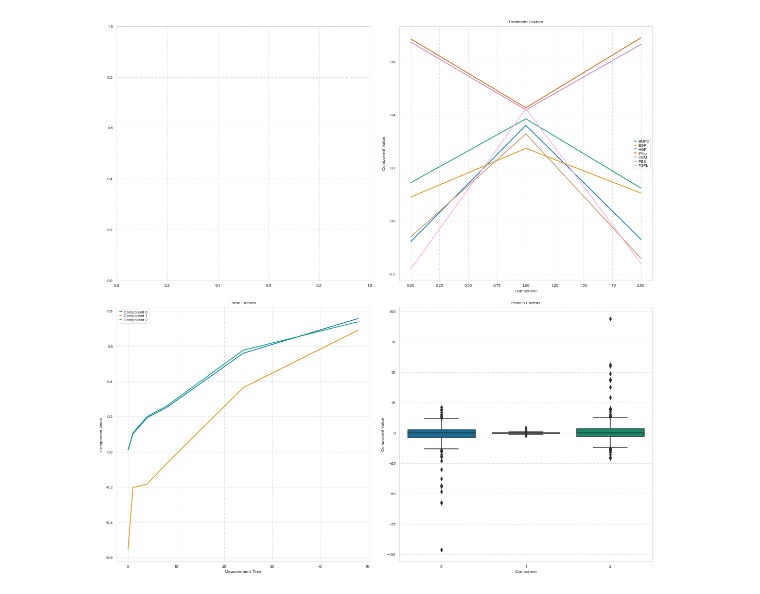
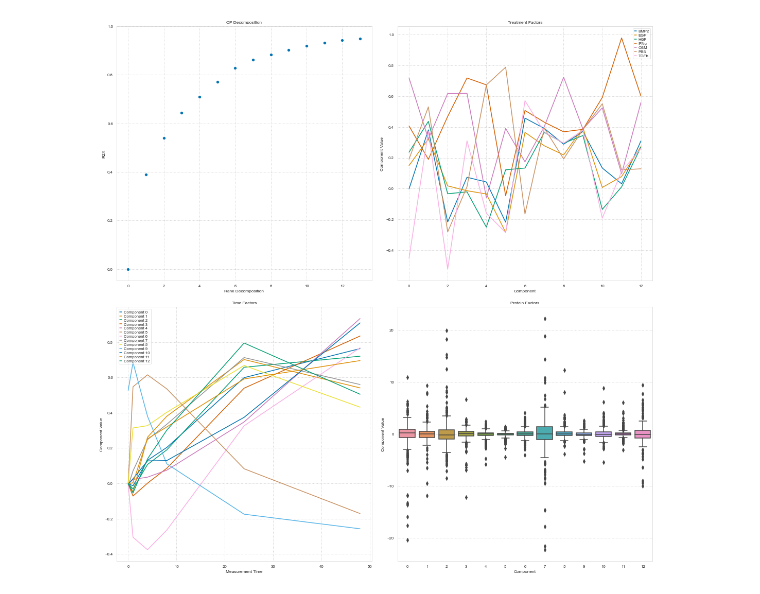
Before and after one commit to meyer-lab/tfac-ccle, a Jupyter notebook: ProteinFactors.ipynb, the cells around one changed output. Saved outputs shown, nothing was run; the diff lists cells and outputs as text; code cells hidden in the pictures.

Commit message:
z_score_functions and plotting

```diff
--- a/ProteinFactors.ipynb
+++ b/ProteinFactors.ipynb
@@ -10,12 +32,12 @@ from tfac.figures.figure1 import R2X_figure, treatmentPlot, timePlot, proteinPlo
 # %%
 tensor, treatments, times = form_tensor()
-results = cp_decomp(tensor, 3)
+results = cp_decomp(tensor, 13)
 comps = reorient_factors(results[1])
 # %%
 ax, f = getSetup((15, 15), (2, 2))
-#R2X_figure(ax[0])
+R2X_figure(ax[0], tensor)
 treatmentPlot(ax[1], comps[0], treatments)
 timePlot(ax[2], comps[1])
 proteinPlot(ax[3], comps[2], 1, 2)
 # %% [output]
-[figure, old version]
+[figure, new version]
```
Also changed, not shown: parts of 7 cells of this notebook, 1 other file.
